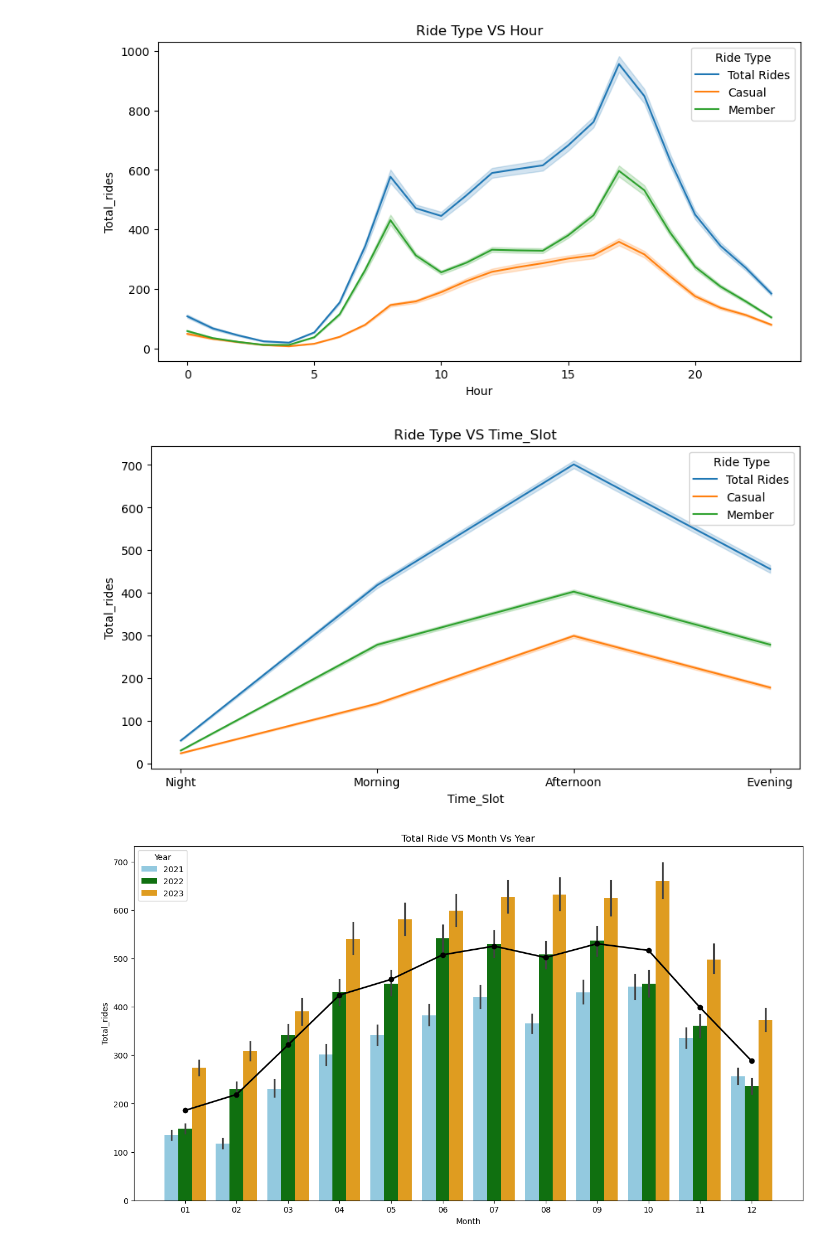
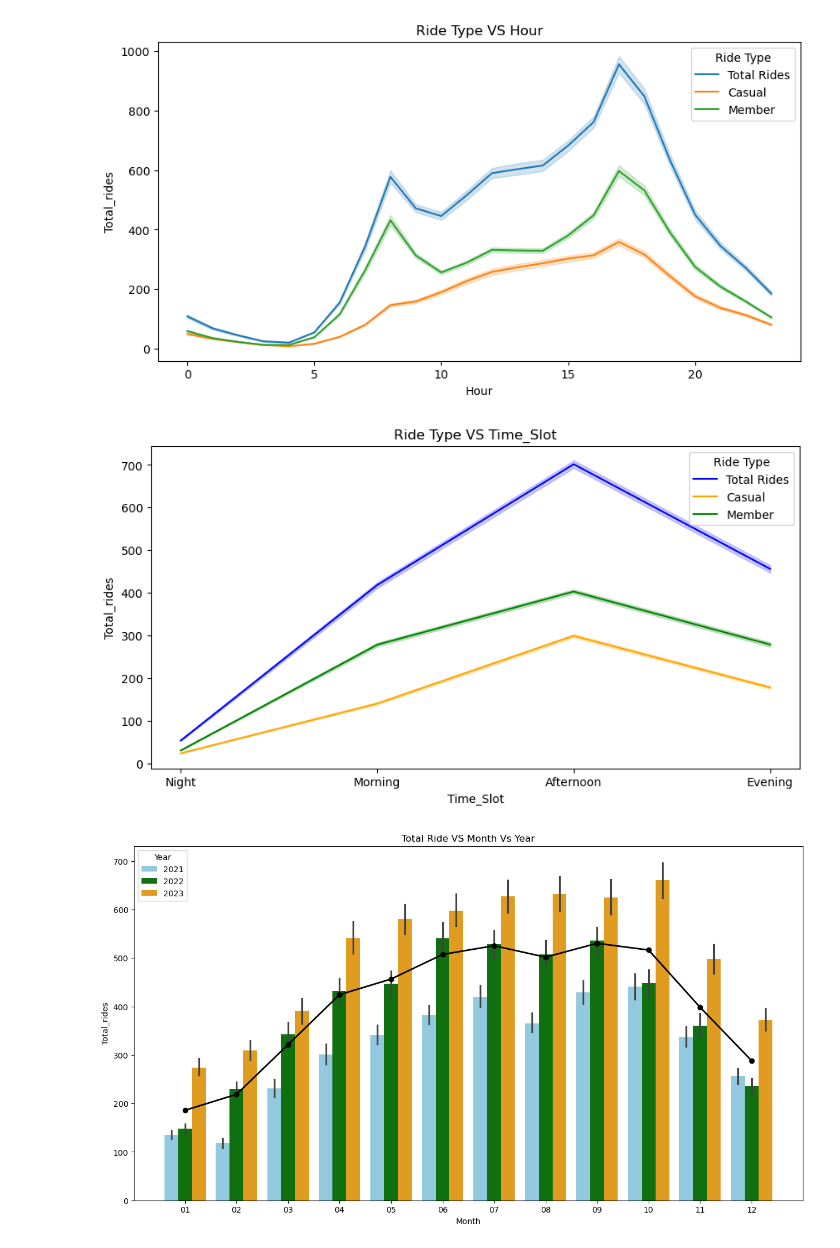
Before and after one commit to Karan9603/Data-Science-Projects, a Jupyter notebook: Project_3_Bike_Project/EDA.ipynb, the cells around one changed output. Saved outputs shown, nothing was run; the diff lists cells and outputs as text; code cells hidden in the pictures.

```diff
--- a/Project_3_Bike_Project/EDA.ipynb
+++ b/Project_3_Bike_Project/EDA.ipynb
@@ -179,19 +188,21 @@ plt.show()
 # %% [output]
 [figure]
 # %%
+#Time_Order = ('Morning', 'Afternonn', 'Evening', 'Night')
+#H_data['Time_Slot'] = pd.Categorical(H_data['Time_Slot'], categories=Time_Order, ordered=True)
 plt.figure(figsize=(10,5))
 plt.title ('Ride Type VS Time_Slot')
-sns.lineplot(H_data, y='Total_rides' , x='Time_Slot', palette='blue', label='Total Rides')
-sns.lineplot(H_data, y='Casual' , x='Time_Slot' , palette= 'orange', label = 'Casual')
-sns.lineplot(H_data, y='Member' , x='Time_Slot', palette= 'Green', label = 'Member')
+sns.lineplot(data=H_data, y='Total_rides' , x='Time_Slot', color='blue', label='Total Rides')
+sns.lineplot(data=H_data, y='Casual' , x='Time_Slot' , color= 'orange', label = 'Casual')
+sns.lineplot(data=H_data, y='Member' , x='Time_Slot', color= 'Green', label = 'Member')
+
 # Add legend
-plt.legend(title='Ride Type', loc='upper right')
-
+plt.legend(title='Ride Type', loc='upper right') #(np.float64(0.4104813546423145), np.float64(486.8418245814307))
 
 # Show the plot
 plt.show()
 # %% [output]
-[figure, old version]
+[figure, new version]
 # %%
 plt.figure(figsize=(15,8))
 plt.title ('Total Ride VS Month Vs Year')
```
Also changed, not shown: parts of 7 cells of this notebook, 1 other file.
